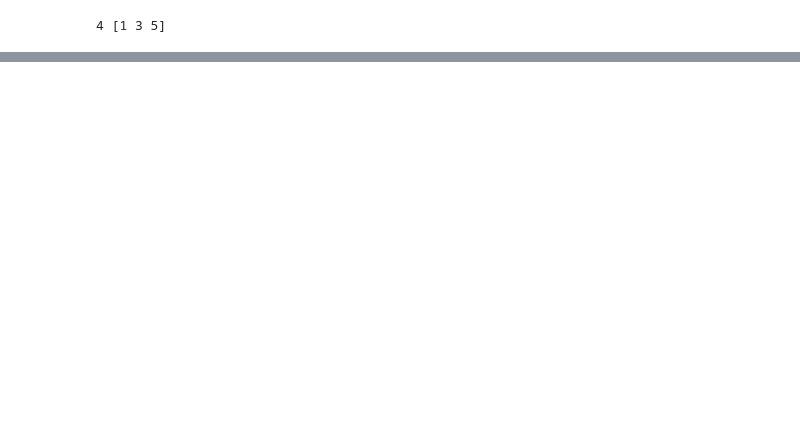
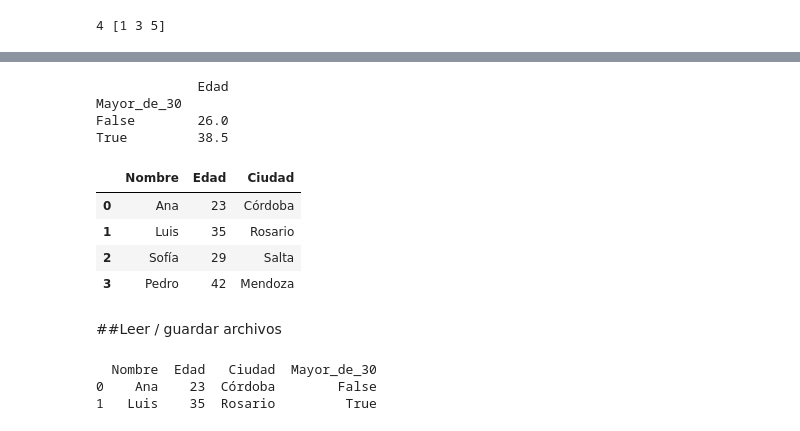
Before and after one commit to Reconocimiento-de-patrones-UNQ/Clase1, a Jupyter notebook: Clase_1_b.ipynb, the cells around one changed output, grey strips where cells are left out. Cells and saved outputs as stored; diff of their text form; code cells hidden in the pictures; blank space fills up the shorter version.

```diff
--- a/Clase_1_b.ipynb
+++ b/Clase_1_b.ipynb
@@ -95,0 +312,25 @@ print(b,c)
+# %%
+print(df.groupby('Mayor_de_30')[['Edad']].mean()) # Agrupar y calcular la media de Edad
+# %% [output]
+             Edad
+Mayor_de_30
+False        26.0
+True         38.5
+# %%
+df.drop('Mayor_de_30', axis=1)    # Eliminar columna
+# %% [output]
+|  | Nombre | Edad | Ciudad |
+| 0 | Ana | 23 | Córdoba |
+| 1 | Luis | 35 | Rosario |
+| 2 | Sofía | 29 | Salta |
+| 3 | Pedro | 42 | Mendoza |
+# %% [markdown]
+##Leer / guardar archivos
+# %%
+df.to_csv('datos.csv', index=False)       # Guardar como CSV
+df2 = pd.read_csv('datos.csv')            # Leer CSV
+print (df2.head(2))
+# %% [output]
+  Nombre  Edad   Ciudad  Mayor_de_30
+0    Ana    23  Córdoba        False
+1   Luis    35  Rosario         True
```
Also changed, not shown: parts of 33 cells of this notebook.
